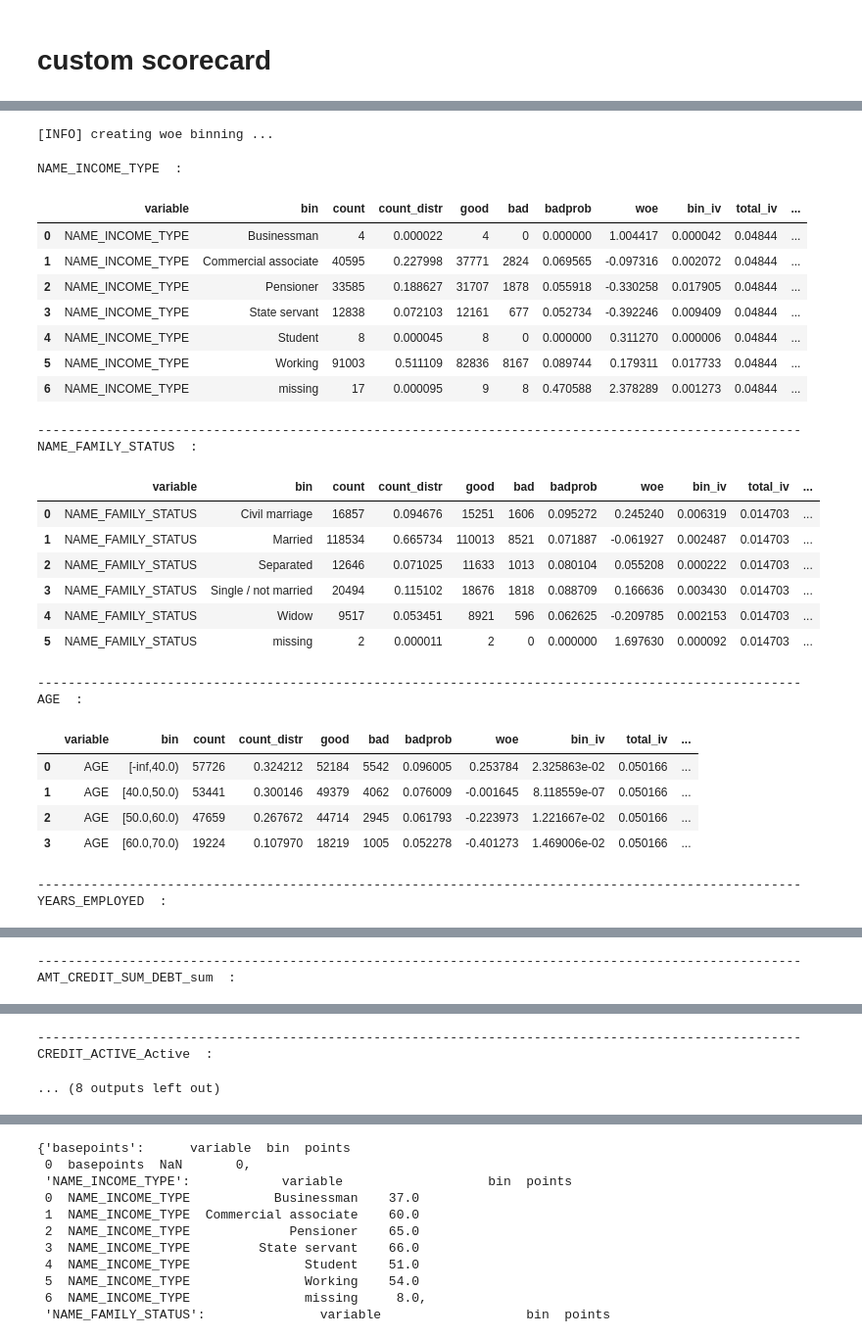
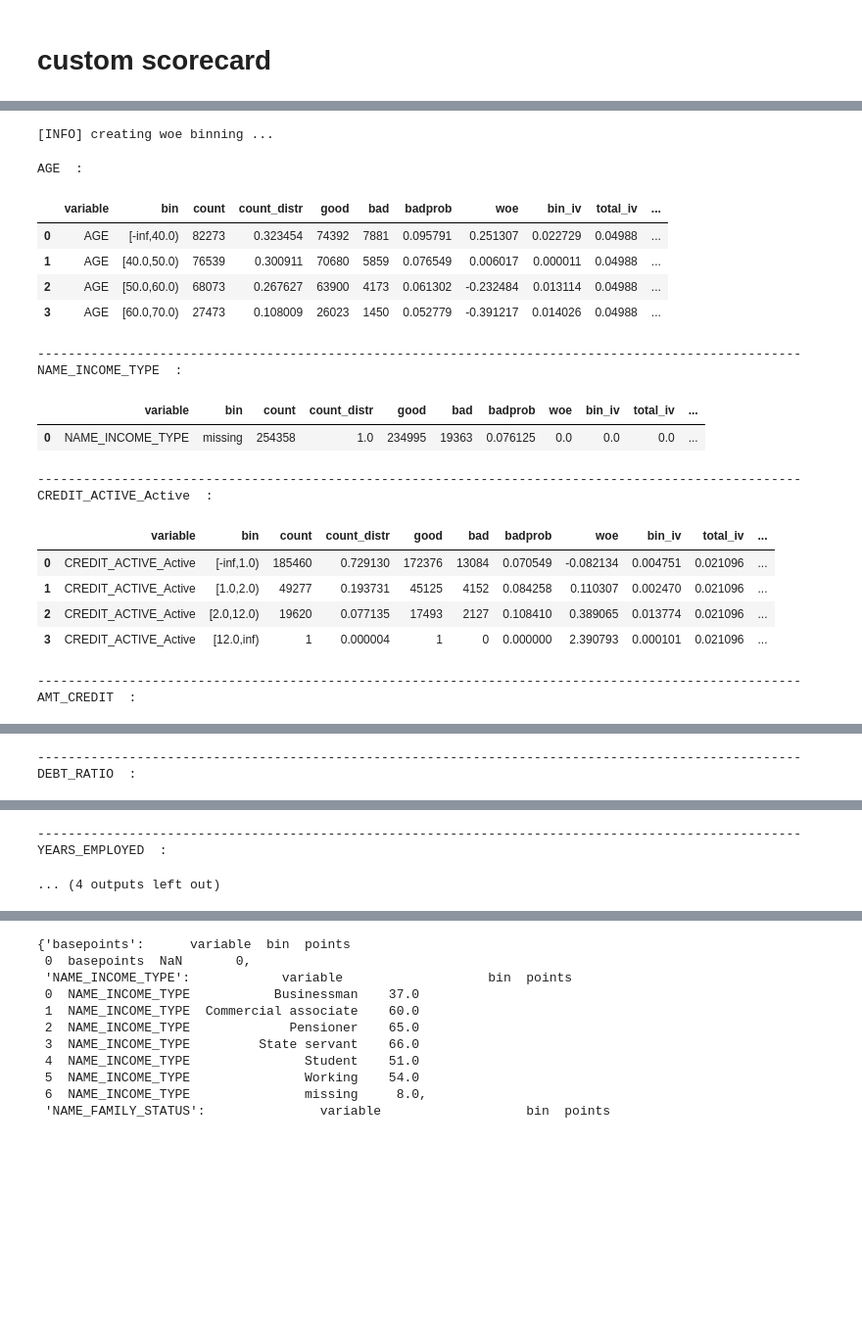
Before and after one commit to JohnErnestTan/Financial-Analytics-for-Elderly-care-Support-Loan-IS453, a Jupyter notebook: scorecard_custom.ipynb, the cells around one changed output, grey strips where cells are left out. Shown at 98% size. Drawn from its saved outputs; the diff is of its cells as text; code cells hidden in the pictures; blank space fills up the shorter version.

```diff
--- a/scorecard_custom.ipynb
+++ b/scorecard_custom.ipynb
@@ -27,9 +27,7 @@ df = df[[
     'AMT_CREDIT_SUM_DEBT_sum',
     'AGE',
     "CREDIT_ACTIVE_Active",
-    "OCCUPATION_TYPE",
-    'NAME_INCOME_TYPE',
-    "NAME_FAMILY_STATUS",
+    'NAME_INCOME_TYPE'
 
     # "DEBT_RATIO",
     # "AMT_ANNUITY",
@@ -64,8 +60,6 @@ df['YEARS_EMPLOYED'] = df['YEARS_EMPLOYED'].fillna(0)
 df['CREDIT_ACTIVE_Active'] = df['CREDIT_ACTIVE_Active'].fillna(0)
 
 
-# Fill OCCUPATION_TYPE with 'MISSING'
-df['OCCUPATION_TYPE'] = df['OCCUPATION_TYPE'].fillna('MISSING')
 
 # Verify no missing values remain
 print(df.isnull().sum())
@@ -91,62 +93,54 @@ print(test.shape)
 # %%
 custom_breaks = {
+    # --- numeric variables: unchanged from your working setup ---
     'AMT_CREDIT': [0, 150000, 270000, 670000, 1000000, 1300000, 4000000],
     'YEARS_EMPLOYED': [0, 4.0, 9, 15, 50],
     'DEBT_RATIO': [-np.inf, 0.055, 0.352, 1426.867],
     'AMT_CREDIT_SUM_DEBT_sum': [0, 8000, 55000, 65000, 90000],
     'AGE': [30, 40, 50, 60, 70],
     "CREDIT_ACTIVE_Active": [0, 1, 2, 12.0],
-    'OCCUPATION_TYPE': ["Accountants", "Core staff", "Drivers", "High skill tech staff", "Laborers", "Managers", "Medicine staff", "OTHER", "Sales staff", "Security staff"],
-    'NAME_INCOME_TYPE': ["Businessman", "Commercial associate", "Pensioner", "State servant", "Student", "Working"],
-    "NAME_FAMILY_STATUS": ['Civil marriage', 'Married', 'Separated', 'Single / not married', 'Widow']
 
-
-    # 'DEBT_RATIO': [-np.inf, 0.055, 0.352, 1426.867],
-    # 'AMT_ANNUITY': [1615.5, 14823.0, 21888.0, 27909.0, 37102.5, 225000.0],
-    # 'NAME_INCOME_TYPE': ["Businessman", "Commercial associate", "Pensioner", "State servant", "Student", "Working"],
-    # 'AMT_CREDIT': [0, 150000, 270000, 670000, 1000000, 1300000, 4000000],
-    # 'AGE': [30, 40, 50, 60, 70],
-    # 'OCCUPATION_TYPE': ["Accountants", "Core staff", "Drivers", "High skill tech staff", "Laborers", "Managers", "Medicine staff", "OTHER", "Sales staff", "Security staff"],
-    # 'AMT_CREDIT_SUM_DEBT_sum': [0, 8000, 55000, 65000, 90000],
-    # 'YEARS_EMPLOYED': [0, 4.0, 9, 15, 50],
-    # "CREDIT_ACTIVE_Active": [0, 1, 2, 12.0]
+    # --- the only categorical we bin: list-of-lists is safest ---
+    'NAME_INCOME_TYPE': [
+        ["Working","State servant","Commercial associate"],
+        ["Pensioner","Student","Businessman"],
+        ["MISSING"]  # keep missing explicit
+    ],
 }
 
-# Step 4: Apply `woebin` with custom bins (force custom binning)
-bins = sc.woebin(train, y='TARGET', breaks_list=custom_breaks)
+# 3) Build bins; exclude the other categoricals by simply not passing them
+bins = sc.woebin(
+    df,
+    y='TARGET',
+    breaks_list=custom_breaks,
+    na_as_special=True
+)
+
 
 # Step 5: Display the results for verification
 for variable, bin_details in bins.items():
     print(variable, " : ")
     display(bin_details)  # Use display() in Jupyter notebooks or print if you're running in a script
     print("--" * 50)
 # %% [output]
 [INFO] creating woe binning ...
-NAME_INCOME_TYPE  :
+AGE  :
 |  | variable | bin | count | count_distr | good | bad | badprob | woe | bin_iv | total_iv | ... |
-| 0 | NAME_INCOME_TYPE | Businessman | 4 | 0.000022 | 4 | 0 | 0.000000 | 1.004417 | 0.000042 | 0.04844 | ... |
-| 1 | NAME_INCOME_TYPE | Commercial associate | 40595 | 0.227998 | 37771 | 2824 | 0.069565 | -0.097316 | 0.002072 | 0.04844 | ... |
-| 2 | NAME_INCOME_TYPE | Pensioner | 33585 | 0.188627 | 31707 | 1878 | 0.055918 | -0.330258 | 0.017905 | 0.04844 | ... |
-| 3 | NAME_INCOME_TYPE | State servant | 12838 | 0.072103 | 12161 | 677 | 0.052734 | -0.392246 | 0.009409 | 0.04844 | ... |
-| 4 | NAME_INCOME_TYPE | Student | 8 | 0.000045 | 8 | 0 | 0.000000 | 0.311270 | 0.000006 | 0.04844 | ... |
-| 5 | NAME_INCOME_TYPE | Working | 91003 | 0.511109 | 82836 | 8167 | 0.089744 | 0.179311 | 0.017733 | 0.04844 | ... |
-| 6 | NAME_INCOME_TYPE | missing | 17 | 0.000095 | 9 | 8 | 0.470588 | 2.378289 | 0.001273 | 0.04844 | ... |
+| 0 | AGE | [-inf,40.0) | 82273 | 0.323454 | 74392 | 7881 | 0.095791 | 0.251307 | 0.022729 | 0.04988 | ... |
+| 1 | AGE | [40.0,50.0) | 76539 | 0.300911 | 70680 | 5859 | 0.076549 | 0.006017 | 0.000011 | 0.04988 | ... |
+| 2 | AGE | [50.0,60.0) | 68073 | 0.267627 | 63900 | 4173 | 0.061302 | -0.232484 | 0.013114 | 0.04988 | ... |
+| 3 | AGE | [60.0,70.0) | 27473 | 0.108009 | 26023 | 1450 | 0.052779 | -0.391217 | 0.014026 | 0.04988 | ... |
 ----------------------------------------------------------------------------------------------------
-NAME_FAMILY_STATUS  :
+NAME_INCOME_TYPE  :
 |  | variable | bin | count | count_distr | good | bad | badprob | woe | bin_iv | total_iv | ... |
-| 0 | NAME_FAMILY_STATUS | Civil marriage | 16857 | 0.094676 | 15251 | 1606 | 0.095272 | 0.245240 | 0.006319 | 0.014703 | ... |
-| 1 | NAME_FAMILY_STATUS | Married | 118534 | 0.665734 | 110013 | 8521 | 0.071887 | -0.061927 | 0.002487 | 0.014703 | ... |
-| 2 | NAME_FAMILY_STATUS | Separated | 12646 | 0.071025 | 11633 | 1013 | 0.080104 | 0.055208 | 0.000222 | 0.014703 | ... |
-| 3 | NAME_FAMILY_STATUS | Single / not married | 20494 | 0.115102 | 18676 | 1818 | 0.088709 | 0.166636 | 0.003430 | 0.014703 | ... |
-| 4 | NAME_FAMILY_STATUS | Widow | 9517 | 0.053451 | 8921 | 596 | 0.062625 | -0.209785 | 0.002153 | 0.014703 | ... |
-| 5 | NAME_FAMILY_STATUS | missing | 2 | 0.000011 | 2 | 0 | 0.000000 | 1.697630 | 0.000092 | 0.014703 | ... |
+| 0 | NAME_INCOME_TYPE | missing | 254358 | 1.0 | 234995 | 19363 | 0.076125 | 0.0 | 0.0 | 0.0 | ... |
 ----------------------------------------------------------------------------------------------------
-AGE  :
+CREDIT_ACTIVE_Active  :
 |  | variable | bin | count | count_distr | good | bad | badprob | woe | bin_iv | total_iv | ... |
-| 0 | AGE | [-inf,40.0) | 57726 | 0.324212 | 52184 | 5542 | 0.096005 | 0.253784 | 2.325863e-02 | 0.050166 | ... |
-| 1 | AGE | [40.0,50.0) | 53441 | 0.300146 | 49379 | 4062 | 0.076009 | -0.001645 | 8.118559e-07 | 0.050166 | ... |
-| 2 | AGE | [50.0,60.0) | 47659 | 0.267672 | 44714 | 2945 | 0.061793 | -0.223973 | 1.221667e-02 | 0.050166 | ... |
-| 3 | AGE | [60.0,70.0) | 19224 | 0.107970 | 18219 | 1005 | 0.052278 | -0.401273 | 1.469006e-02 | 0.050166 | ... |
+| 0 | CREDIT_ACTIVE_Active | [-inf,1.0) | 185460 | 0.729130 | 172376 | 13084 | 0.070549 | -0.082134 | 0.004751 | 0.021096 | ... |
+| 1 | CREDIT_ACTIVE_Active | [1.0,2.0) | 49277 | 0.193731 | 45125 | 4152 | 0.084258 | 0.110307 | 0.002470 | 0.021096 | ... |
+| 2 | CREDIT_ACTIVE_Active | [2.0,12.0) | 19620 | 0.077135 | 17493 | 2127 | 0.108410 | 0.389065 | 0.013774 | 0.021096 | ... |
+| 3 | CREDIT_ACTIVE_Active | [12.0,inf) | 1 | 0.000004 | 1 | 0 | 0.000000 | 2.390793 | 0.000101 | 0.021096 | ... |
 ----------------------------------------------------------------------------------------------------
-YEARS_EMPLOYED  :
+AMT_CREDIT  :
 |  | variable | bin | count | count_distr | good | bad | badprob | woe | bin_iv | total_iv | ... |
@@ -157,3 +154,3 @@ YEARS_EMPLOYED  :
 ----------------------------------------------------------------------------------------------------
-AMT_CREDIT_SUM_DEBT_sum  :
+DEBT_RATIO  :
 |  | variable | bin | count | count_distr | good | bad | badprob | woe | bin_iv | total_iv | ... |
@@ -165,6 +161,6 @@ AMT_CREDIT_SUM_DEBT_sum  :
 ----------------------------------------------------------------------------------------------------
-CREDIT_ACTIVE_Active  :
+YEARS_EMPLOYED  :
-... (8 outputs left out)
+... (4 outputs left out)
 # %%
 # sample code
 
```
Also changed, not shown: parts of 10 cells of this notebook.
